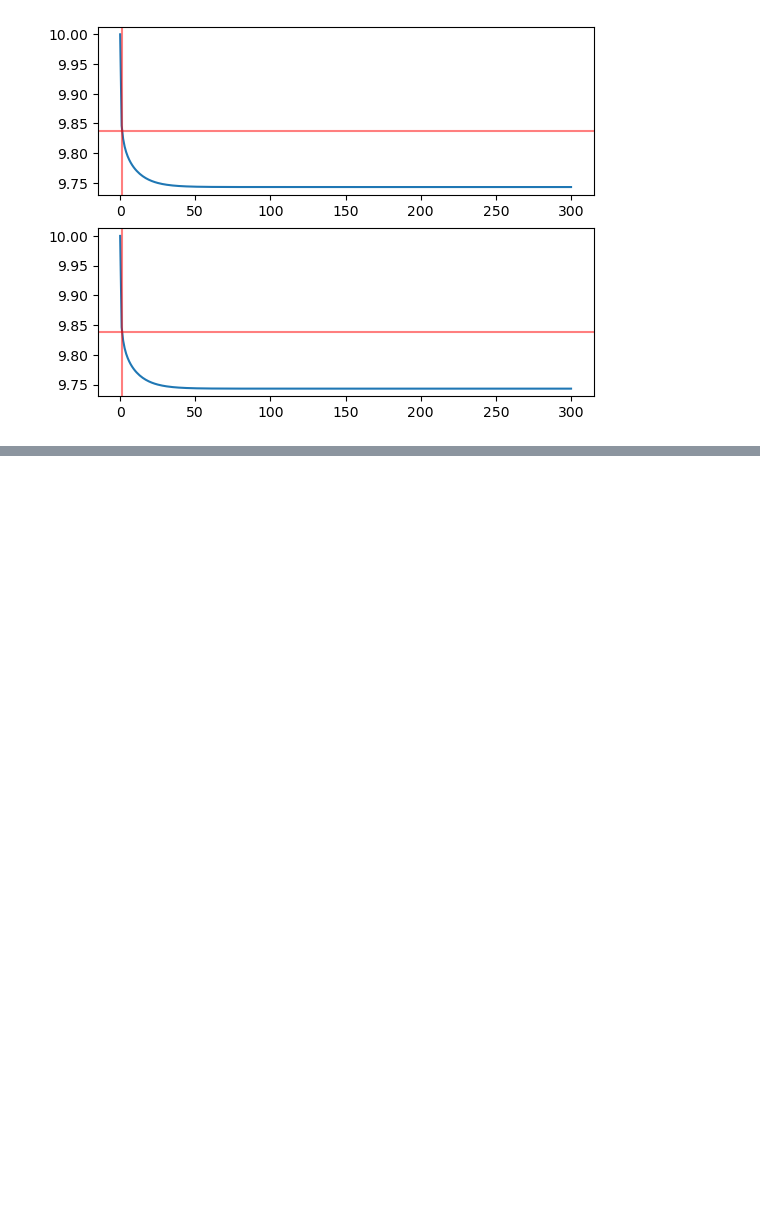
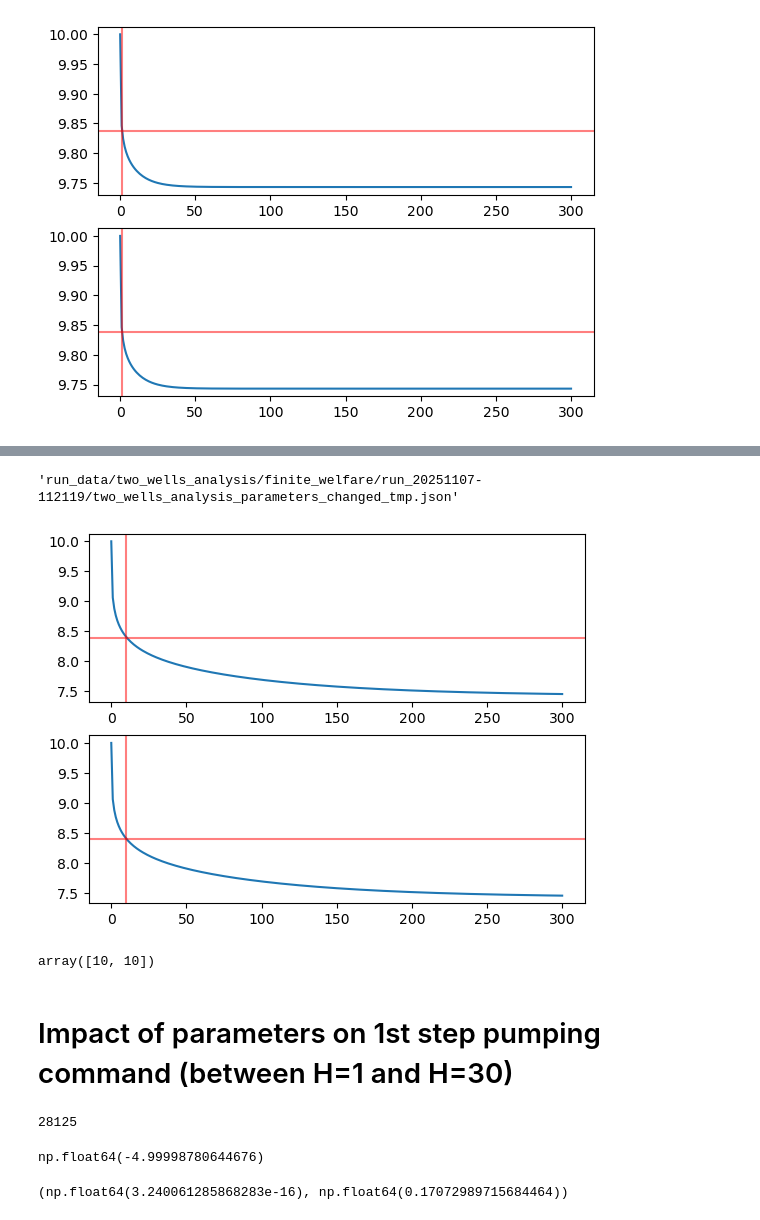
Before and after one commit to leonardchanfreau/RHG_GroundWater, a Jupyter notebook: sampling_time_analysis.ipynb, the cells around one changed output, grey strips where cells are left out. Drawn from its saved outputs; the diff is of its cells as text; code cells hidden in the pictures; blank space fills up the shorter version.

```diff
--- a/sampling_time_analysis.ipynb
+++ b/sampling_time_analysis.ipynb
@@ -71,0 +80,7 @@ plt.show()
+# %%
+dir, file = os.path.split(parameter_file)
+name, ext = file.split('.')
+new_parameter_file = dir + '/' + name + '_tmp' + '.' + ext
+shutil.copyfile(parameter_file, new_parameter_file)
+# %% [output]
+'run_data/two_wells_analysis/finite_welfare/run_20251107-112119/two_wells_analysis_parameters_changed_tmp.json'
@@ -71,0 +97,31 @@ plt.show()
+# %%
+new_system = SimpleSquareExample(new_parameter_file, boundary_condition="Constant Head")
+# %%
+new_heads = [new_system.get_heads_at_wells()]
+for t in range(300):
+    new_system.apply_command(-100*np.array([[1,1]]).T)
+    new_heads.append(new_system.get_heads_at_wells())
+new_heads = np.array(new_heads)
+# %%
+new_x_tau = (new_heads[0,:] - new_heads[-1,:]) * (1 - 1/np.e)
+new_tau = np.array([np.searchsorted(new_heads[0,0] - new_heads[:,0], new_x_tau[0]), np.searchsorted(new_heads[0,1] - new_heads[:,1], new_x_tau[1])])-1
+# %%
+fig, ax = plt.subplots(2,1)
+ax[0].plot(new_heads[:,0])
+ax[1].plot(new_heads[:,1])
+
+ax[0].axhline(new_heads[0,0] - new_x_tau[0], color='r', alpha=0.5)
+ax[0].axvline(new_tau[0], color='r', alpha=0.5)
+
+ax[1].axhline(new_heads[0,1] - new_x_tau[1], color='r', alpha=0.5)
+ax[1].axvline(new_tau[1], color='r', alpha=0.5)
+
+plt.show()
+# %% [output]
+[figure, added]
+# %%
+new_tau
+# %% [output]
+array([10, 10])
+# %% [markdown]
+# Impact of parameters on 1st step pumping command (between H=1 and H=30)
@@ -71,0 +145,7 @@ plt.show()
+# %%
+product_len = 1
+for param in parameters_set.values():
+    product_len *= len(param)
+product_len
+# %% [output]
+28125
@@ -71,0 +317,19 @@ plt.show()
+# %%
+df_keyed = (
+    df
+    .set_index([
+        "land_size",
+        "selling_price",
+        "max_yield",
+        "max_Kc",
+        "intermediate_yield",
+        "electricity_price",
+        "alpha_price",
+        "conductivity"
+    ])
+    .sort_index()
+)
+
+df_keyed.at[((10, 10), 0.1, 0.1, 0.1, 0.9, 0.1, 1, 0.1),  "q_0_1_1"]
+# %% [output]
+np.float64(-4.99998780644676)
@@ -71,0 +363,4 @@ plt.show()
+# %%
+sorted_impact[0], sorted_impact[-1]
+# %% [output]
+(np.float64(3.240061285868283e-16), np.float64(0.17072989715684464))
```
Also changed, not shown: parts of 26 cells of this notebook, 21 other files.
